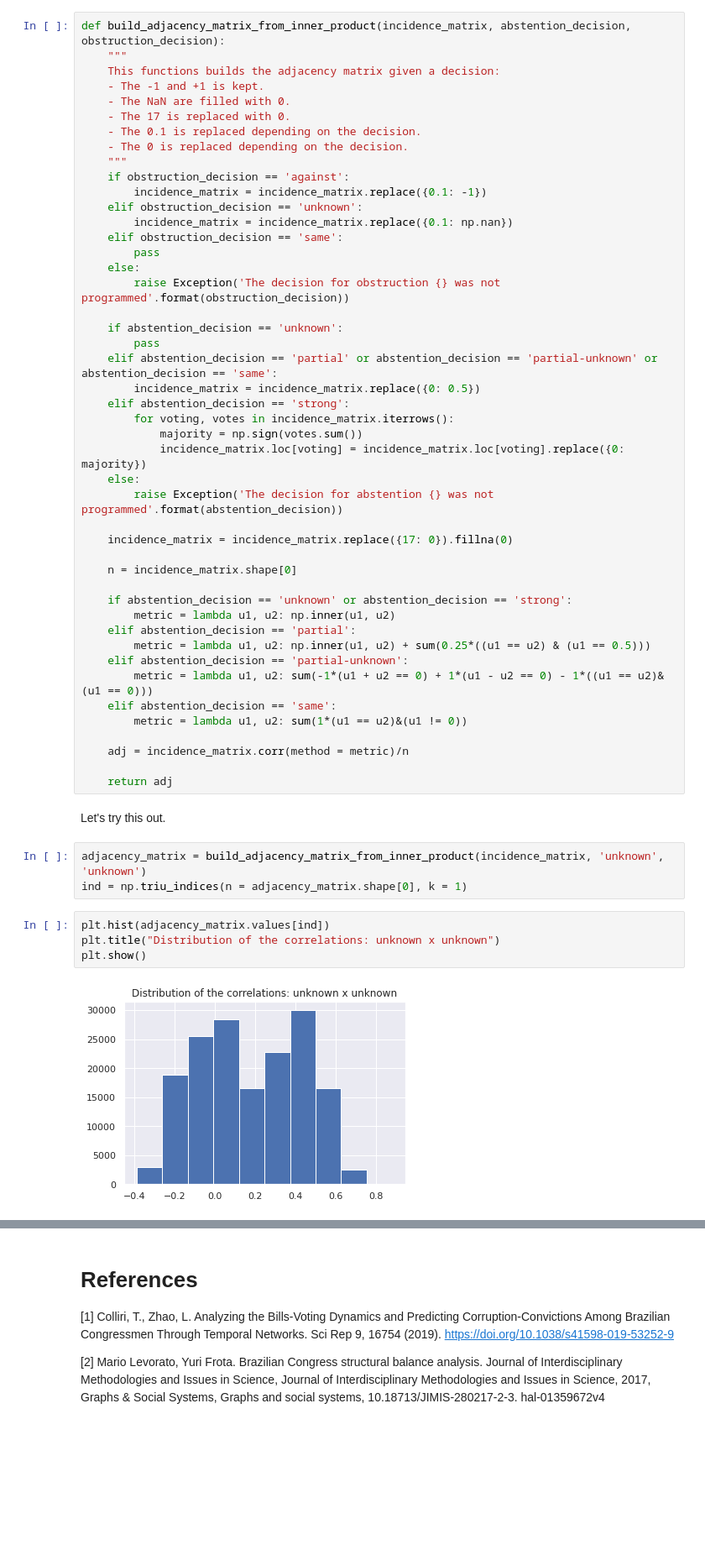
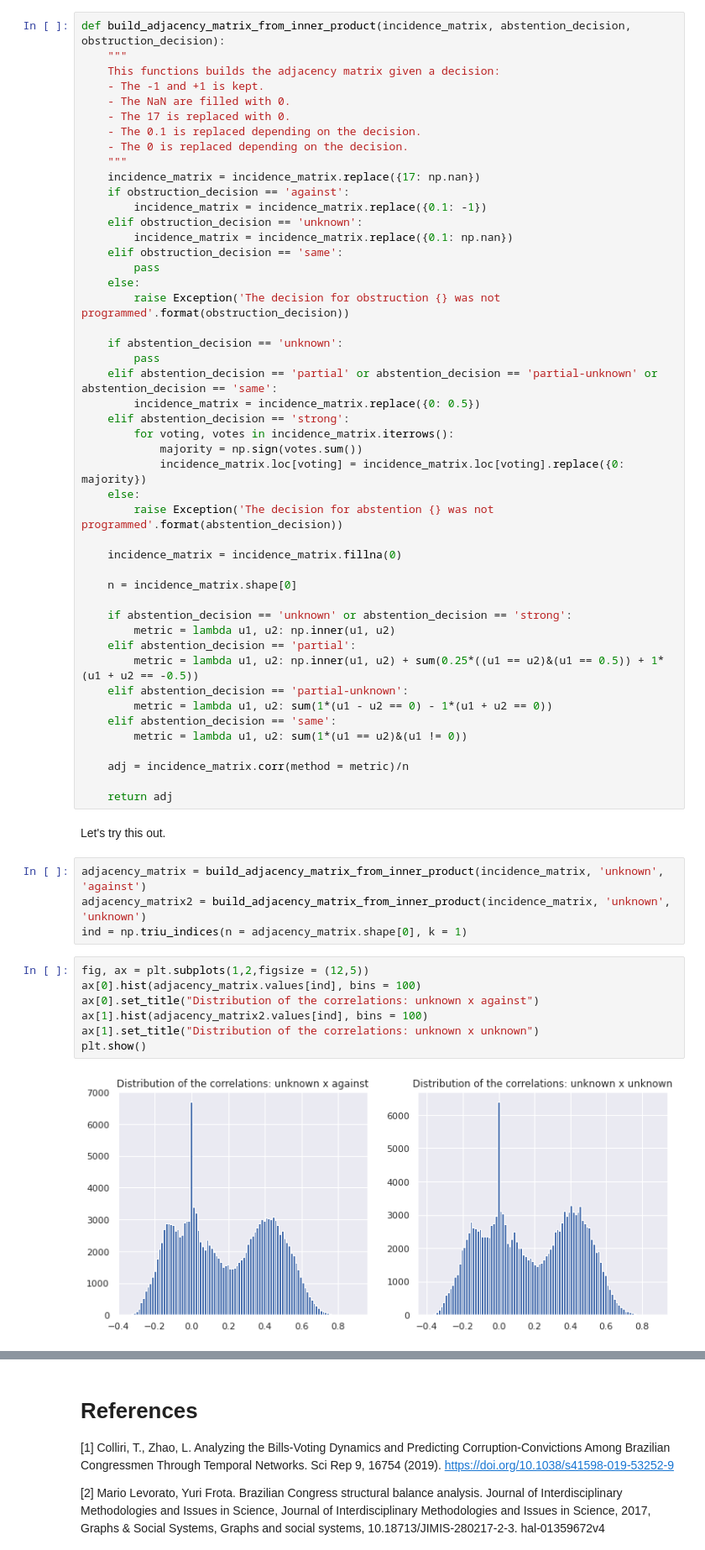
Before and after one commit to lucasmoschen/project-network-science, a Jupyter notebook: notebooks/network_construction.ipynb, the cells around one changed output, grey strips where cells are left out. Shown: that part at 84% size. Saved outputs shown, nothing was run; the diff lists cells and outputs as text; blank space fills up the shorter version.

Commit message:
comparison betweeen metrics

```diff
--- a/notebooks/network_construction.ipynb
+++ b/notebooks/network_construction.ipynb
@@ -112,6 +112,7 @@ def build_adjacency_matrix_from_inner_product(incidence_matrix, abstention_decis
     - The 0.1 is replaced depending on the decision.
     - The 0 is replaced depending on the decision.
     """
+    incidence_matrix = incidence_matrix.replace({17: np.nan})
     if obstruction_decision == 'against':
         incidence_matrix = incidence_matrix.replace({0.1: -1})
     elif obstruction_decision == 'unknown':
@@ -132,16 +133,16 @@ def build_adjacency_matrix_from_inner_product(incidence_matrix, abstention_decis
     else:
         raise Exception('The decision for abstention {} was not programmed'.format(abstention_decision))
 
-    incidence_matrix = incidence_matrix.replace({17: 0}).fillna(0)
+    incidence_matrix = incidence_matrix.fillna(0)
 
     n = incidence_matrix.shape[0]
 
     if abstention_decision == 'unknown' or abstention_decision == 'strong':
         metric = lambda u1, u2: np.inner(u1, u2)
     elif abstention_decision == 'partial':
-        metric = lambda u1, u2: np.inner(u1, u2) + sum(0.25*((u1 == u2) & (u1 == 0.5)))
+        metric = lambda u1, u2: np.inner(u1, u2) + sum(0.25*((u1 == u2)&(u1 == 0.5)) + 1*(u1 + u2 == -0.5))
     elif abstention_decision == 'partial-unknown':
-        metric = lambda u1, u2: sum(-1*(u1 + u2 == 0) + 1*(u1 - u2 == 0) - 1*((u1 == u2)&(u1 == 0)))
+        metric = lambda u1, u2: sum(1*(u1 - u2 == 0) - 1*(u1 + u2 == 0))
     elif abstention_decision == 'same':
         metric = lambda u1, u2: sum(1*(u1 == u2)&(u1 != 0))
 
@@ -151,13 +152,17 @@ def build_adjacency_matrix_from_inner_product(incidence_matrix, abstention_decis
 # %% [markdown]
 Let's try this out.
 # %%
-adjacency_matrix = build_adjacency_matrix_from_inner_product(incidence_matrix, 'unknown', 'unknown')
+adjacency_matrix = build_adjacency_matrix_from_inner_product(incidence_matrix, 'unknown', 'against')
+adjacency_matrix2 = build_adjacency_matrix_from_inner_product(incidence_matrix, 'unknown', 'unknown')
 ind = np.triu_indices(n = adjacency_matrix.shape[0], k = 1)
 # %%
-plt.hist(adjacency_matrix.values[ind])
-plt.title("Distribution of the correlations: unknown x unknown")
+fig, ax = plt.subplots(1,2,figsize = (12,5))
+ax[0].hist(adjacency_matrix.values[ind], bins = 100)
+ax[0].set_title("Distribution of the correlations: unknown x against")
+ax[1].hist(adjacency_matrix2.values[ind], bins = 100)
+ax[1].set_title("Distribution of the correlations: unknown x unknown")
 plt.show()
 # %% [output]
-[figure, old version]
+[figure, new version]
 # %%
 adjacency_matrix = build_adjacency_matrix_from_inner_product(incidence_matrix, 'partial', 'against')
```
Also changed, not shown: parts of 3 cells of this notebook.
